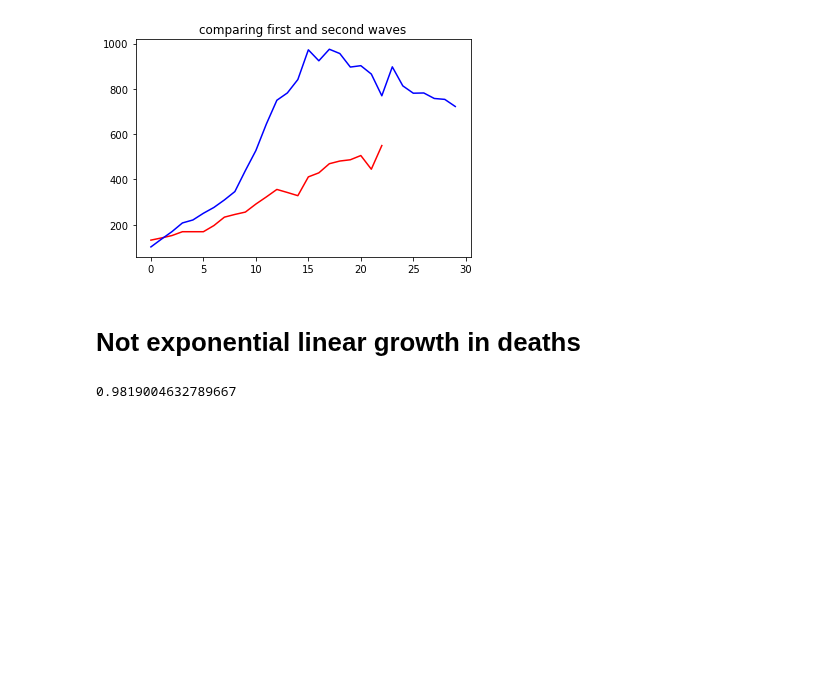
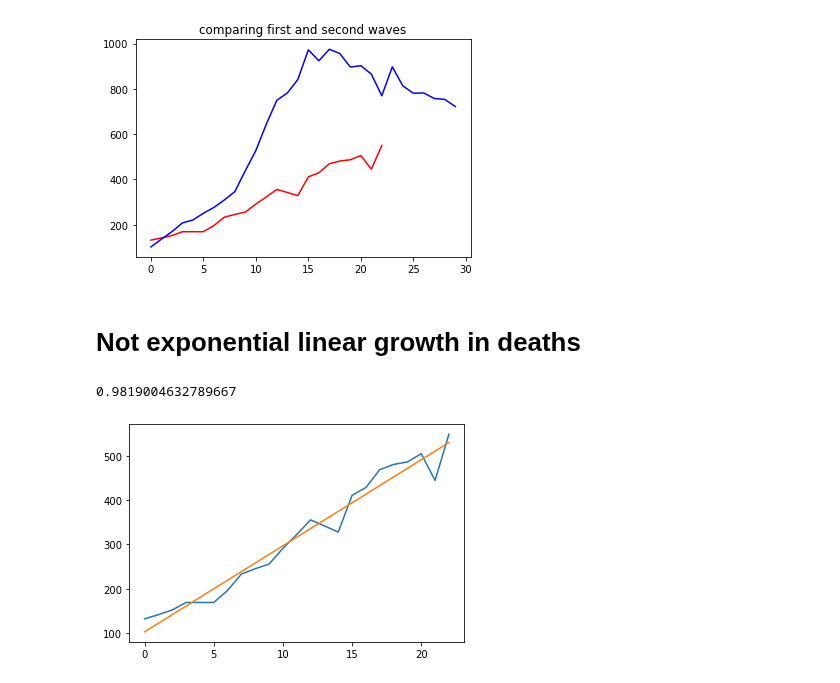
Before and after one commit to macbuse/macbuse.github.io, a Jupyter notebook: PROG/convolutions_etc.ipynb, the cells around one changed output. Drawn from its saved outputs; the diff is of its cells as text; code cells hidden in the pictures; blank space fills up the shorter version.

```diff
--- a/PROG/convolutions_etc.ipynb
+++ b/PROG/convolutions_etc.ipynb
@@ -185,7 +185,14 @@ Text(0.5, 1.0, 'comparing first and second waves')
 # %%
 from scipy import stats
 
 X, Y = np.arange(23), rolling_av[-23:].tolist()
+
+
+plt.plot(X,Y);
+a,b = stats.linregress(X,Y).slope, stats.linregress(X,Y).intercept
+plt.plot( X[[0,-1]], a*X[[0,-1]] + b)
+
 stats.linregress(X,Y).rvalue
 # %% [output]
 0.9819004632789667
+[figure, added]
```
Also changed, not shown: parts of 8 cells of this notebook.
